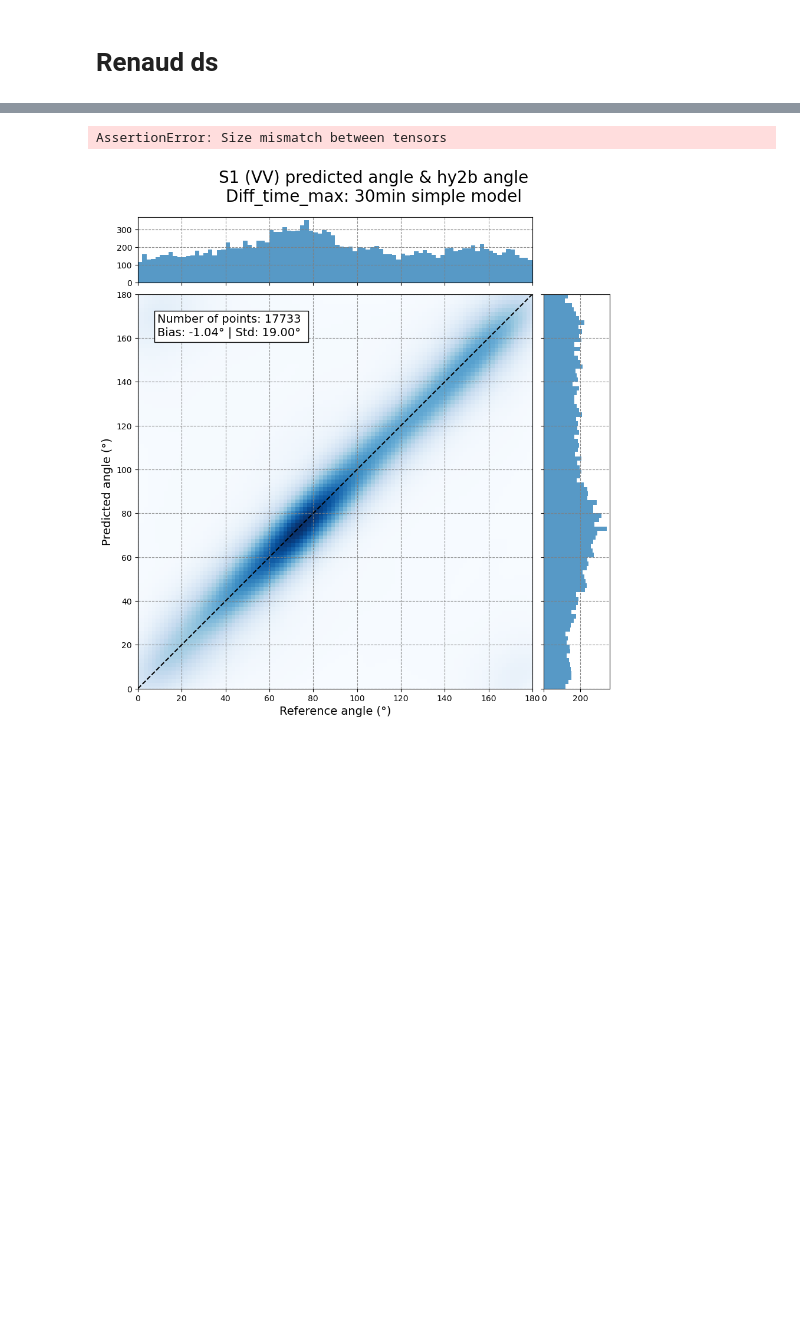
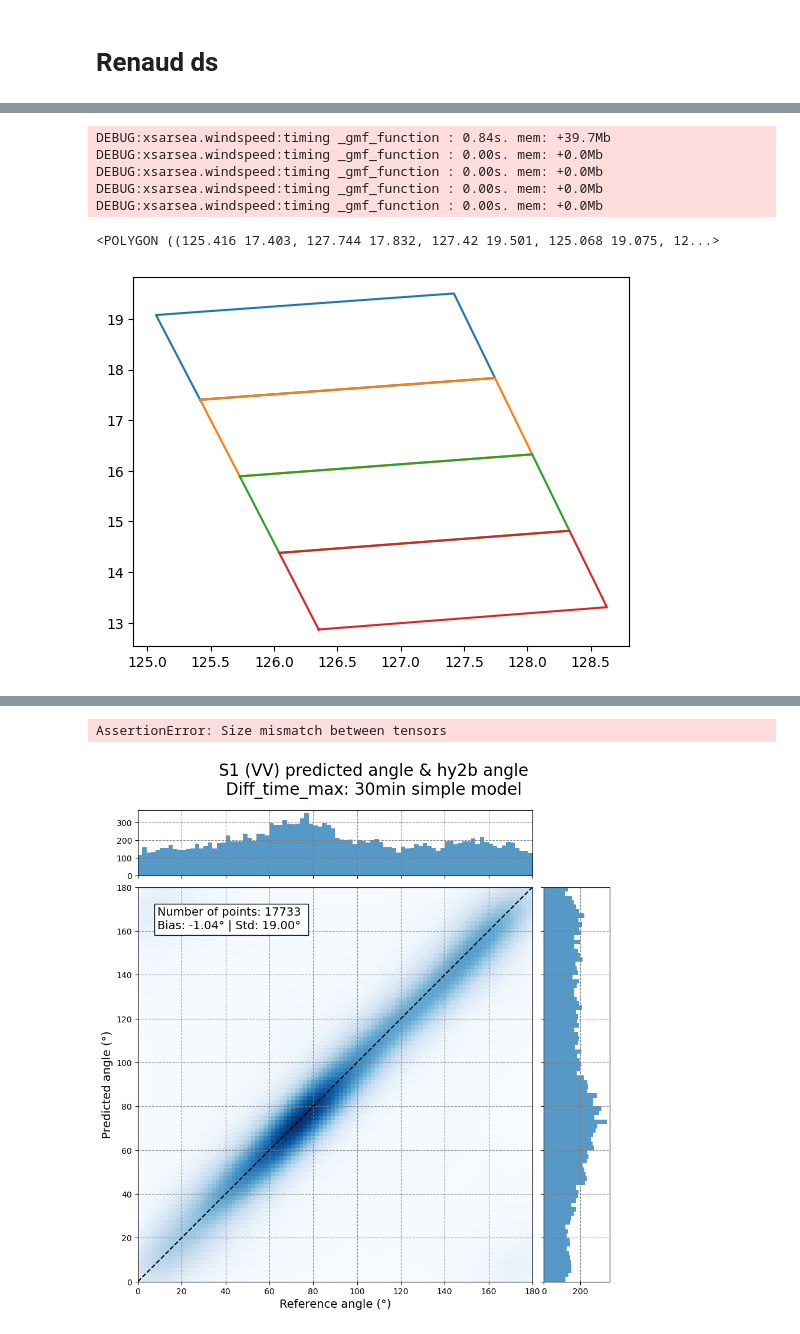
Before and after one commit to jean2262/l2winddir, a Jupyter notebook: Analyse_simple_conv_on_coloc.ipynb, the cells around one changed output, grey strips where cells are left out. Drawn from its saved outputs; the diff is of its cells as text; code cells hidden in the pictures; blank space fills up the shorter version.

```diff
--- a/Analyse_simple_conv_on_coloc.ipynb
+++ b/Analyse_simple_conv_on_coloc.ipynb
@@ -23,0 +153,2 @@ import pandas as pd
+# %%
+path = "/raid/localscratch/jrmiadan/coloc/exec_dir/ascat_s1/metop_a_s1/arctic_ocean/wind_dir_0_45/hh_hv/arctic_ocean_0_45_angle_6_10_speed_hh_hv.nc"
@@ -159,0 +394,8 @@ model, checkpoint = load_model(model_path=model_old, inc=inc, hid=128, depth=7,
+# %%
+paths = [
+    "/home/datawork-cersat-public/project/mpc-sentinel1/data/esa/sentinel-1b/L1/IW/S1B_IW_GRDH_1S/2021/110/S1B_IW_GRDH_1SDV_20210420T094232_20210420T094300_026549_032B99_34BE.SAFE",
+    "/home/datawork-cersat-public/project/mpc-sentinel1/data/esa/sentinel-1b/L1/IW/S1B_IW_GRDH_1S/2021/110/S1B_IW_GRDH_1SDV_20210420T094207_20210420T094232_026549_032B99_993D.SAFE",
+    "/home/datawork-cersat-public/project/mpc-sentinel1/data/esa/sentinel-1b/L1/IW/S1B_IW_GRDH_1S/2021/110/S1B_IW_GRDH_1SDV_20210420T094142_20210420T094207_026549_032B99_B760.SAFE",
+    "/home/datawork-cersat-public/project/mpc-sentinel1/data/esa/sentinel-1b/L1/IW/S1B_IW_GRDH_1S/2021/110/S1B_IW_GRDH_1SDV_20210420T094117_20210420T094142_026549_032B99_0CD8.SAFE",
+    "/home/datawork-cersat-public/project/mpc-sentinel1/data/esa/sentinel-1b/L1/IW/S1B_IW_GRDH_1S/2021/110/S1B_IW_GRDH_1SDV_20210420T094117_20210420T094142_026549_032B99_0CD8.SAFE",
+]
@@ -159,0 +405,11 @@ model, checkpoint = load_model(model_path=model_old, inc=inc, hid=128, depth=7,
+# %%
+for path in paths:
+    ds, tiles = grdtiler.tiling_prod(path=path, tile_size=17600, resolution="400m")
+    ds_list.append(ds)
+    tiles_list.append(tiles)
+# %% [output]
+DEBUG:xsarsea.windspeed:timing _gmf_function : 0.84s. mem: +39.7Mb
+DEBUG:xsarsea.windspeed:timing _gmf_function : 0.00s. mem: +0.0Mb
+DEBUG:xsarsea.windspeed:timing _gmf_function : 0.00s. mem: +0.0Mb
+DEBUG:xsarsea.windspeed:timing _gmf_function : 0.00s. mem: +0.0Mb
+DEBUG:xsarsea.windspeed:timing _gmf_function : 0.00s. mem: +0.0Mb
@@ -159,0 +419,12 @@ model, checkpoint = load_model(model_path=model_old, inc=inc, hid=128, depth=7,
+# %%
+ds.main_footprint
+# %% [output]
+<POLYGON ((125.416 17.403, 127.744 17.832, 127.42 19.501, 125.068 19.075, 12...>
+# %%
+for ds in ds_list:
+    poly = wkt.loads(str(ds.main_footprint))
+    plt.plot(*poly.exterior.xy)
+
+plt.show()
+# %% [output]
+[figure, added]
```
Also changed, not shown: parts of 47 cells of this notebook, 11 other files.
